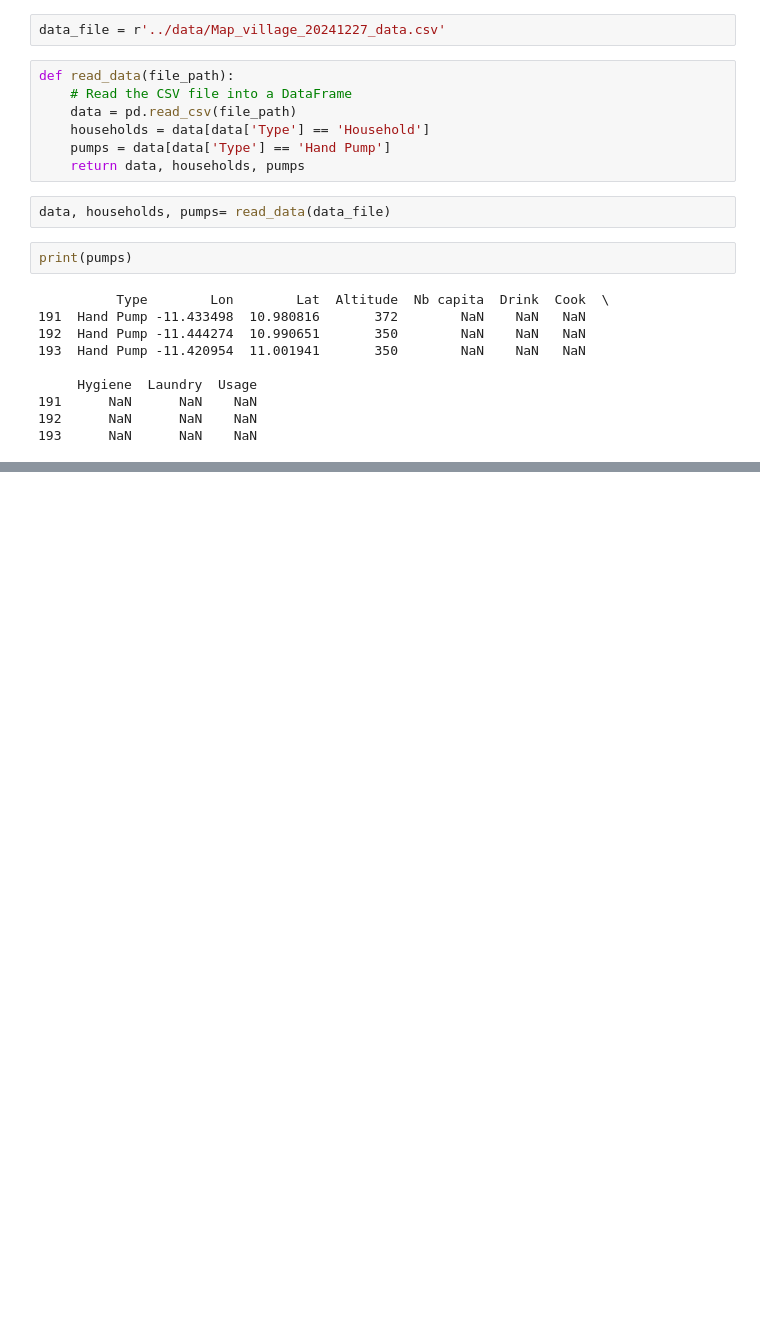
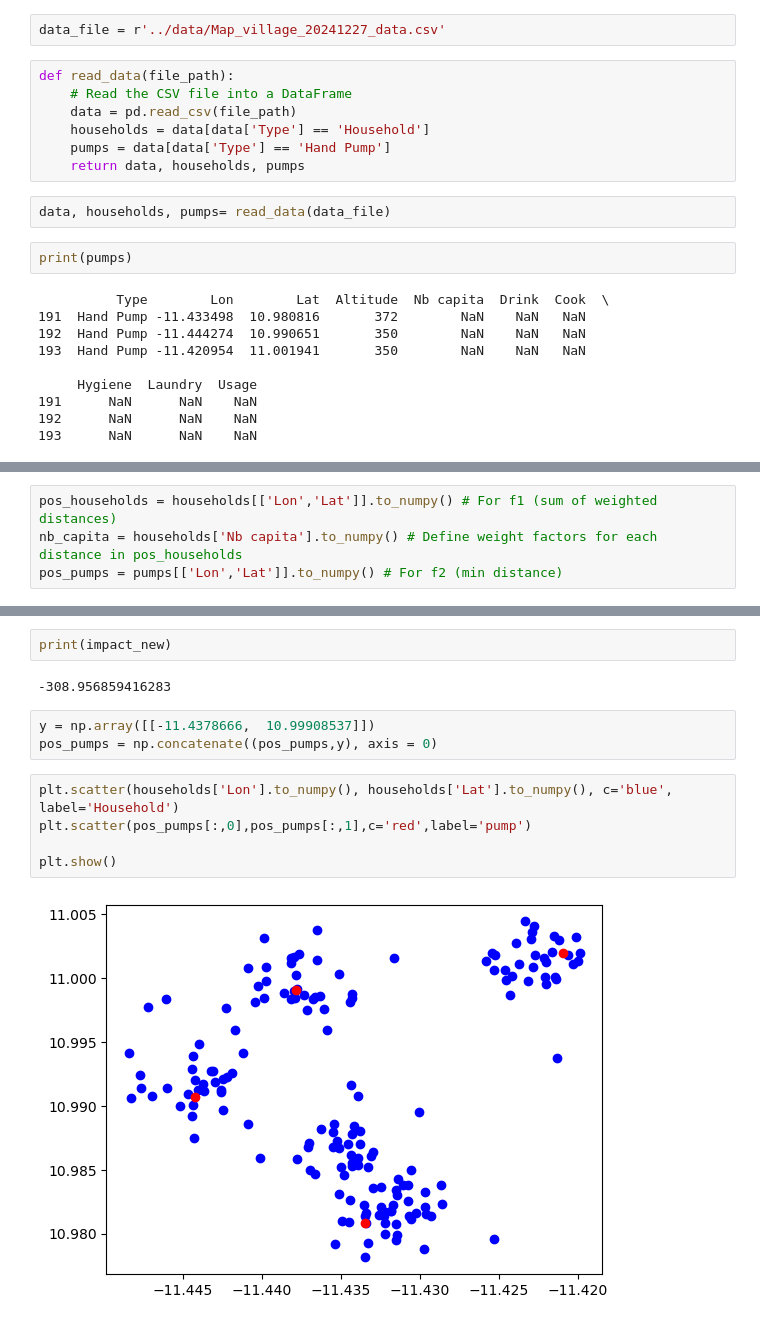
Before and after one commit to angus-chisholm/water-pump-placement, a Jupyter notebook: water-optimization-project/Old-files/testing_notebook.ipynb, the cells around one changed output, grey strips where cells are left out. Cells and saved outputs as stored; diff of their text form; blank space fills up the shorter version.

```diff
--- a/water-optimization-project/Old-files/testing_notebook.ipynb
+++ b/water-optimization-project/Old-files/testing_notebook.ipynb
@@ -39,0 +54,4 @@ data['Lon'].mean(), data['Lat'].min()
+# %%
+pos_households = households[['Lon','Lat']].to_numpy() # For f1 (sum of weighted distances)
+nb_capita = households['Nb capita'].to_numpy() # Define weight factors for each distance in pos_households
+pos_pumps = pumps[['Lon','Lat']].to_numpy() # For f2 (min distance)
@@ -39,0 +170,14 @@ data['Lon'].mean(), data['Lat'].min()
+# %%
+print(impact_new)
+# %% [output]
+-308.956859416283
+# %%
+y = np.array([[-11.4378666,  10.99908537]])
+pos_pumps = np.concatenate((pos_pumps,y), axis = 0)
+# %%
+plt.scatter(households['Lon'].to_numpy(), households['Lat'].to_numpy(), c='blue', label='Household')
+plt.scatter(pos_pumps[:,0],pos_pumps[:,1],c='red',label='pump')
+
+plt.show()
+# %% [output]
+[figure, added]
```
Also changed, not shown: parts of 19 cells of this notebook, 4 other files.
